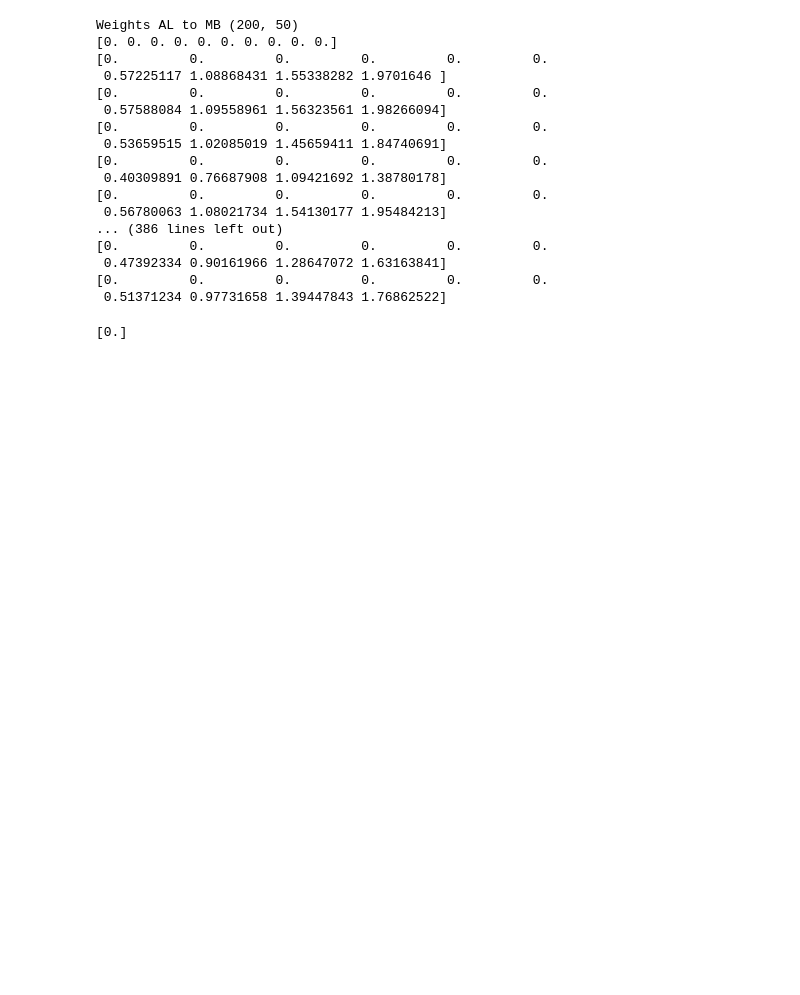
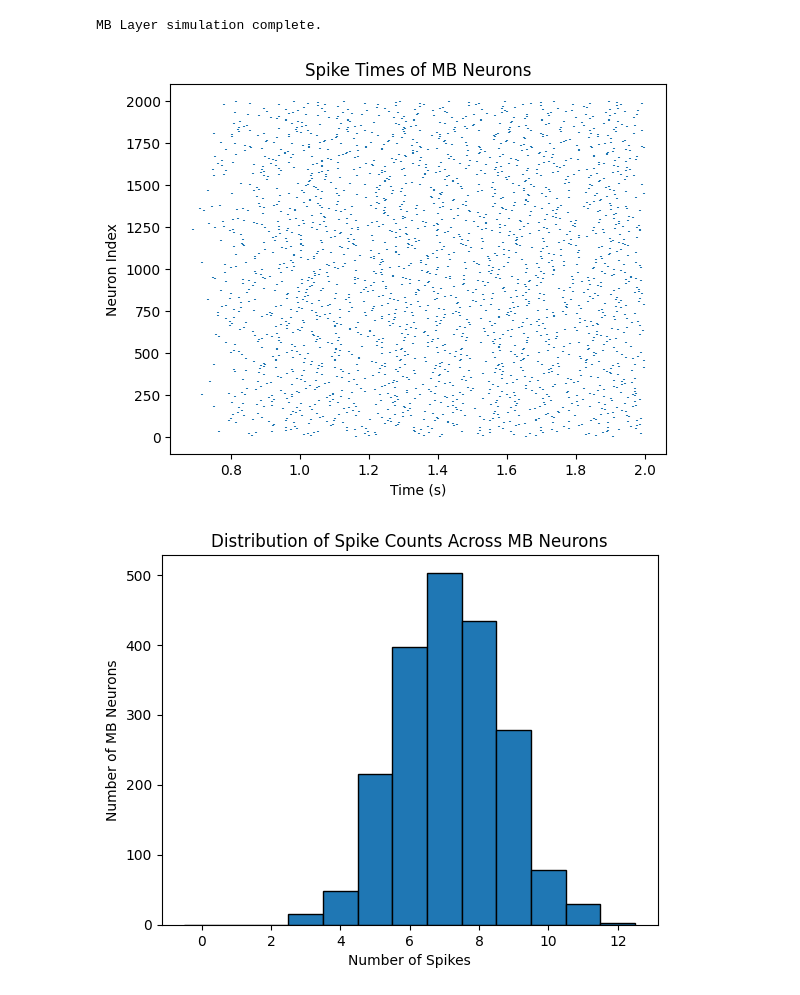
Before and after one commit to laurdang/NE593-Final-Project, a Jupyter notebook: model_with_LIF.ipynb, the cells around one changed output. Drawn from its saved outputs; the diff is of its cells as text; code cells hidden in the pictures; blank space fills up the shorter version.

```diff
--- a/model_with_LIF.ipynb
+++ b/model_with_LIF.ipynb
@@ -5,7 +5,7 @@ import matplotlib.pyplot as plt
 # Define important model parameters and variables
 N_AL = 50  # number of Antennal Lobe neurons
 N_ODOR_ACTIVE = 20  # how many AL neurons each odor activates
-N_MB = 200  # number of Mushroom Body neurons
+N_MB = 2000  # number of Mushroom Body neurons
 N_OUTPUT = 1  # single output neuron for avoidance decision
 rng = np.random.default_rng(seed=123)  # for reproducibility
 
@@ -116,41 +186,44 @@ def LIF(I, V, dt):
     return V, spikes
 # %%
 tau_syn = 0.2
-weights_AL_MB = np.random.rand(N_MB, N_AL)
-print("Weights AL to MB", weights_AL_MB.shape)  # Print the shape of the weights matrix
+weights_AL_MB = (np.random.rand(N_MB, N_AL)) * 15
+#weights_AL_MB = np.full((N_MB, N_AL), 40)  # Set all weights to 40 for testing
 
-# TEST TO SHOW SPIKING: I_MB = np.full((N_MB, len(t)), 15.0)
 I_MB = np.zeros((N_MB, len(t)))
 V_MB = np.zeros((N_MB, len(t)))
-print(I_MB[100, :10])  # Print the first 10 time steps for the 100th MB neuron
 spikes_MB = np.zeros((N_MB, len(t)))
 
 for n in range(N_MB):
     for j in range(N_AL):
         I_MB[n] += alpha_current(t, AL_spikes[j], weights_AL_MB[n, j], tau_syn)
 
-    print(I_MB[n, :10])  # Print the first 10 time steps of the synaptic current for the nth MB neuron
     V_MB[n], spikes_MB[n] = LIF(I_MB[n], V_MB[n], dt)
+    #print(f"MB Neuron {n} spike times: {t[spikes_MB[n] == 1]}")  # Print the spike times for each MB neuron
+
+print("MB Layer simulation complete.")
 # %% [output]
-Weights AL to MB (200, 50)
-[0. 0. 0. 0. 0. 0. 0. 0. 0. 0.]
-[0.         0.         0.         0.         0.         0.
- 0.57225117 1.08868431 1.55338282 1.9701646 ]
-[0.         0.         0.         0.         0.         0.
- 0.57588084 1.09558961 1.56323561 1.98266094]
-[0.         0.         0.         0.         0.         0.
- 0.53659515 1.02085019 1.45659411 1.84740691]
-[0.         0.         0.         0.         0.         0.
- 0.40309891 0.76687908 1.09421692 1.38780178]
-[0.         0.         0.         0.         0.         0.
- 0.56780063 1.08021734 1.54130177 1.95484213]
-... (386 lines left out)
-[0.         0.         0.         0.         0.         0.
- 0.47392334 0.90161966 1.28647072 1.63163841]
-[0.         0.         0.         0.         0.         0.
- 0.51371234 0.97731658 1.39447843 1.76862522]
+MB Layer simulation complete.
-# %%
-print(np.unique((spikes_MB)))  # Print the first 100 time steps for the first 10 MB neurons
-# %% [output]
-[0.]
+# %%
+# Plot firing activty of MB Neurons
+
+# Plot 1: raster plot of MB neuron spikes
+plt.figure()
+for n in range(N_MB):
+    plt.vlines(t[spikes_MB[n] == 1], n + 0.5, n + 1.5)  # Plot vertical lines for spikes
+plt.xlabel('Time (s)')
+plt.ylabel('Neuron Index')
+plt.title('Spike Times of MB Neurons')
+plt.show()
+
+# Plot 2: histogram of spike counts across MB neurons
+plt.figure()
+spike_counts = np.sum(spikes_MB, axis=1)
+plt.hist(spike_counts, bins=np.arange(-0.5, np.max(spike_counts) + 1.5, 1), edgecolor='black')
+plt.xlabel('Number of Spikes')
+plt.ylabel('Number of MB Neurons')
+plt.title('Distribution of Spike Counts Across MB Neurons')
+plt.show()
+# %% [output]
+[figure, added]
+[figure, added]
 # %%
```
Also changed, not shown: parts of 6 cells of this notebook.
